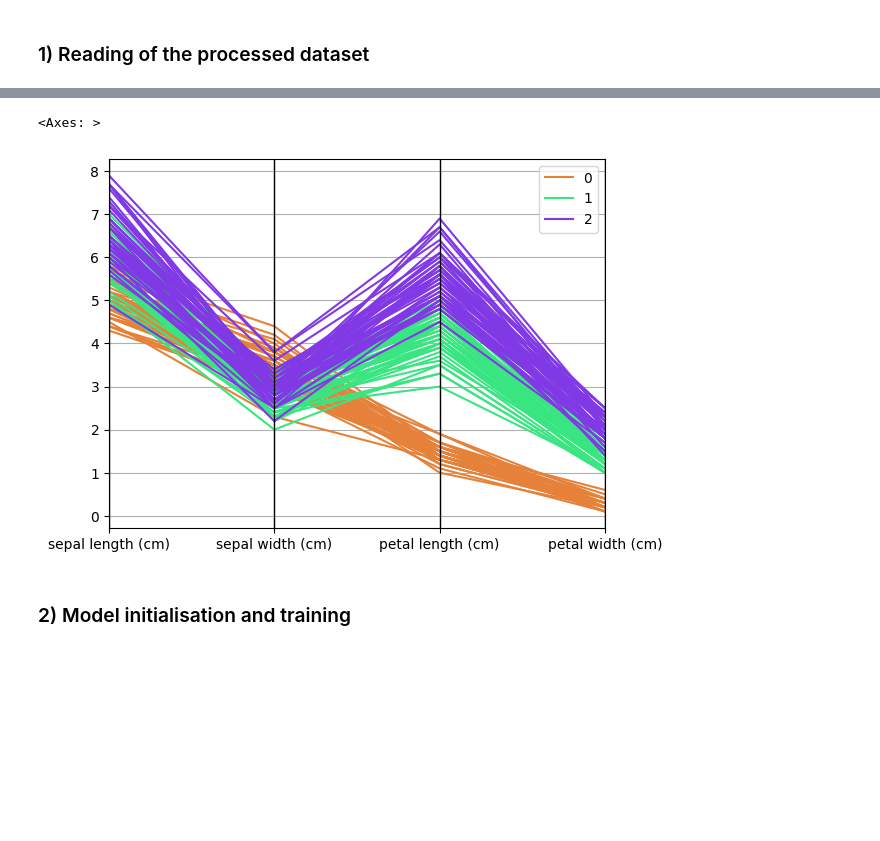
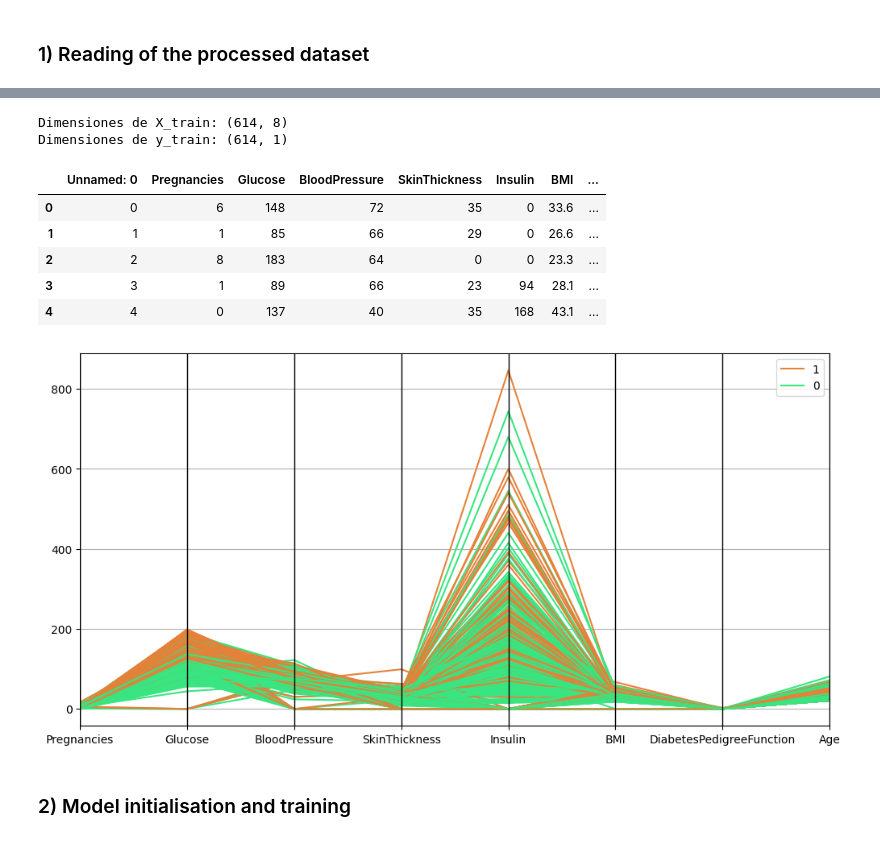
Before and after one commit to 4GeeksAcademy/MLRandom-Forest-PilarZarco, a Jupyter notebook: src/ML Decision Tree Classif.ipynb, the cells around one changed output, grey strips where cells are left out. Drawn from its saved outputs; the diff is of its cells as text; code cells hidden in the pictures; blank space fills up the shorter version.

Commit message:
Decision Tree

```diff
--- a/src/ML Decision Tree Classif.ipynb
+++ b/src/ML Decision Tree Classif.ipynb
@@ -24,0 +8,10 @@ X_train.head()
+# %%
+X_train = pd.read_csv("/workspaces/ML-Decision-Tree-PilarZarco/data/processed/X_train.csv")
+y_train = pd.read_csv("/workspaces/ML-Decision-Tree-PilarZarco/data/processed/y_train.csv")
+
+X_test = pd.read_csv("/workspaces/ML-Decision-Tree-PilarZarco/data/processed/X_test.csv")
+y_test = pd.read_csv("/workspaces/ML-Decision-Tree-PilarZarco/data/processed/y_test.csv")
+
+df = pd.read_csv("/workspaces/ML-Decision-Tree-PilarZarco/data/raw/diabete.csv")
+
+X_train.head()
@@ -25,12 +34,28 @@ X_train.head()
+# %%
+print("Dimensiones de X_train:", X_train.shape)
+print("Dimensiones de y_train:", y_train.shape)
+# %% [output]
+Dimensiones de X_train: (614, 8)
+Dimensiones de y_train: (614, 1)
+# %%
+df.head()
+# %% [output]
+|  | Unnamed: 0 | Pregnancies | Glucose | BloodPressure | SkinThickness | Insulin | BMI | ... |
+| 0 | 0 | 6 | 148 | 72 | 35 | 0 | 33.6 | ... |
+| 1 | 1 | 1 | 85 | 66 | 29 | 0 | 26.6 | ... |
+| 2 | 2 | 8 | 183 | 64 | 0 | 0 | 23.3 | ... |
+| 3 | 3 | 1 | 89 | 66 | 23 | 94 | 28.1 | ... |
+| 4 | 4 | 0 | 137 | 40 | 35 | 168 | 43.1 | ... |
 # %%
 # Relationship of the variables with the target
-df = X
-df["Outcome"] = y
+df.drop("Unnamed: 0", axis=1, inplace=True)
+plt.figure(figsize=(12, 6))
 
 pd.plotting.parallel_coordinates(df, "Outcome", color = ("#E58139", "#39E581", "#8139E5"))
+
+plt.show()
 # %% [output]
-<Axes: >
-[figure, old version]
+[figure, new version]
 # %% [markdown]
 ### 2) Model initialisation and training
 # %%
```
Also changed, not shown: parts of 13 cells of this notebook, 12 other files.
